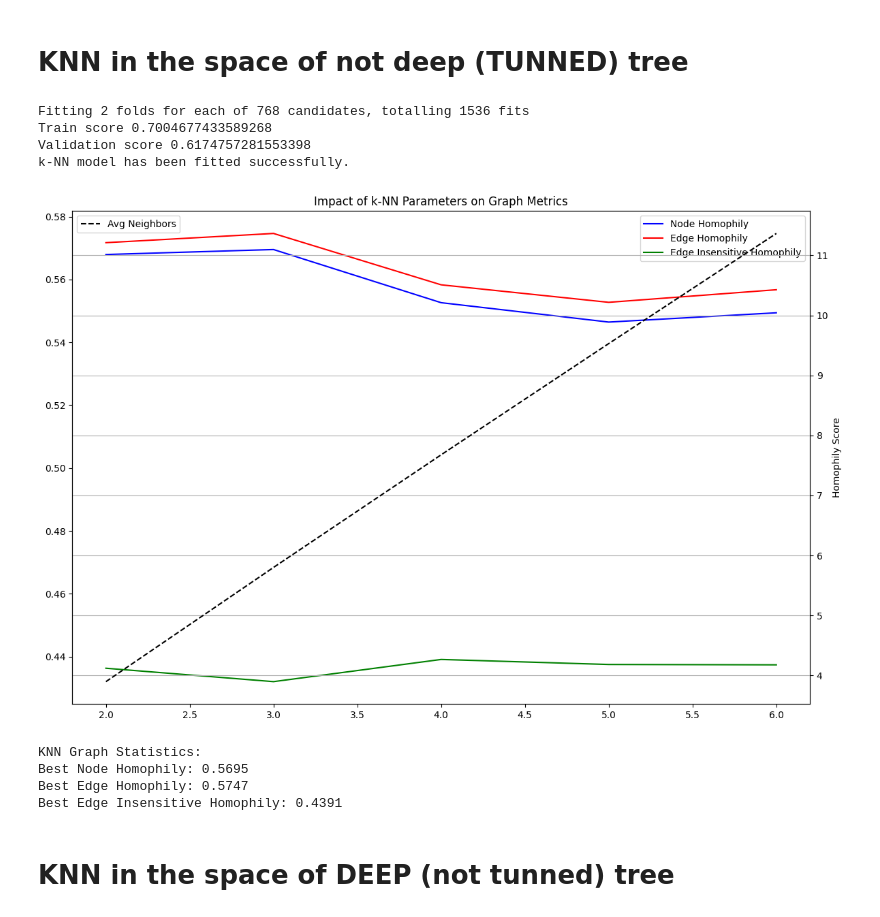
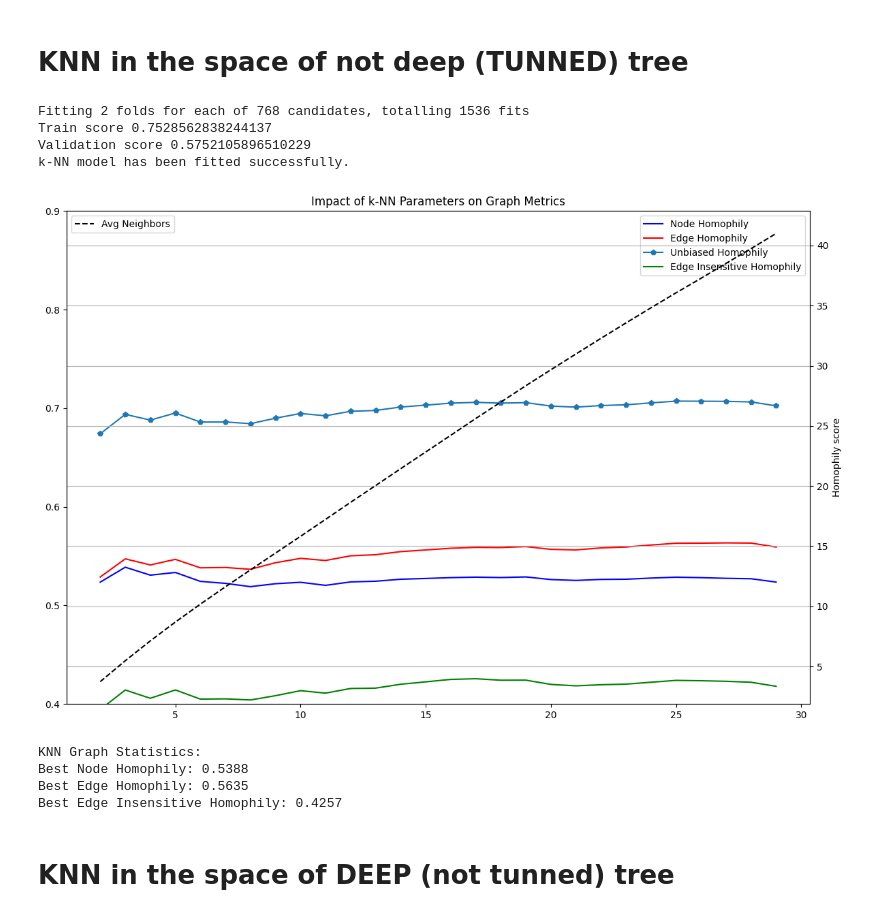
Before and after one commit to geometric-intelligence/TopoBenchmark, a Jupyter notebook: tutorials/dtrees copy.ipynb, the cells around one changed output. Saved outputs shown, nothing was run; the diff lists cells and outputs as text; code cells hidden in the pictures.

Commit message:
update unbiased homophily

```diff
--- a/tutorials/dtrees copy.ipynb
+++ b/tutorials/dtrees copy.ipynb
@@ -27,7 +27,7 @@ from tqdm import tqdm  # Import tqdm
 
 hydra.initialize(config_path="../configs", job_name="job")
 
-cfg = hydra.compose(config_name="run.yaml", overrides=["model=hypergraph/unignn2", "dataset=graph/roman_empire"], return_hydra_config=True)
+cfg = hydra.compose(config_name="run.yaml", overrides=["model=hypergraph/unignn2", "dataset=graph/cocitation_citeseer"], return_hydra_config=True)
 loader = hydra.utils.instantiate(cfg.dataset.loader)
 
 dataset, dataset_dir = loader.load()
@@ -194,32 +269,32 @@ def plot_knn_metrics(metrics_dict, k_values=None):
 # %%
 dt_transform = TuneDecisionTree()
 data = dt_transform(data)
 
 tunned_tree = data.tree_model
 H_tree = data.H_tree
 
 
 knn = InferKNNConnectivitySKLEARN()
 data = knn(data)
 
 metrics = create_knn_graph_mettics(
     queries = data.H_tree,
     y = data.y,
     knn_model = knn,
-    k_values = range(2, 7, 1)
+    k_values = range(2, 30, 1)
     )
 
 plot_knn_metrics(metrics)
 # %% [output]
 Fitting 2 folds for each of 768 candidates, totalling 1536 fits
-Train score 0.7004677433589268
-Validation score 0.6174757281553398
+Train score 0.7528562838244137
+Validation score 0.5752105896510229
 k-NN model has been fitted successfully.
-[figure, old version]
+[figure, new version]
 KNN Graph Statistics:
-Best Node Homophily: 0.5695
-Best Edge Homophily: 0.5747
-Best Edge Insensitive Homophily: 0.4391
+Best Node Homophily: 0.5388
+Best Edge Homophily: 0.5635
+Best Edge Insensitive Homophily: 0.4257
 # %% [markdown]
 # KNN in the space of DEEP  (not tunned) tree
 # %%
```
Also changed, not shown: parts of 9 cells of this notebook.
